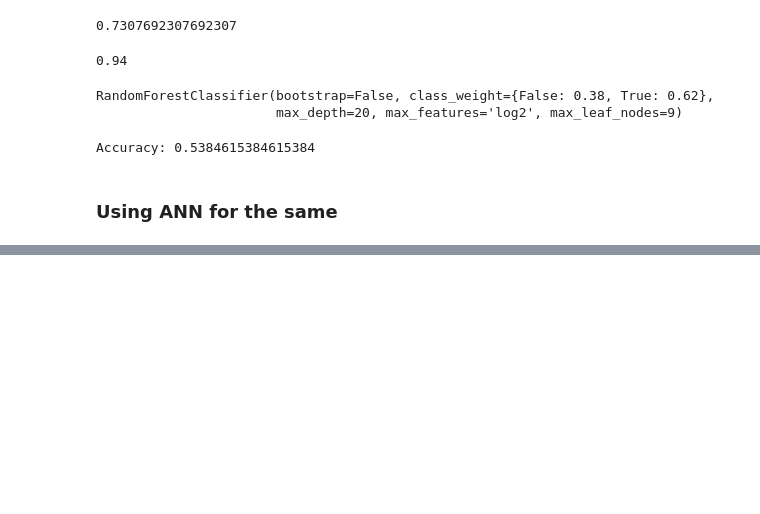
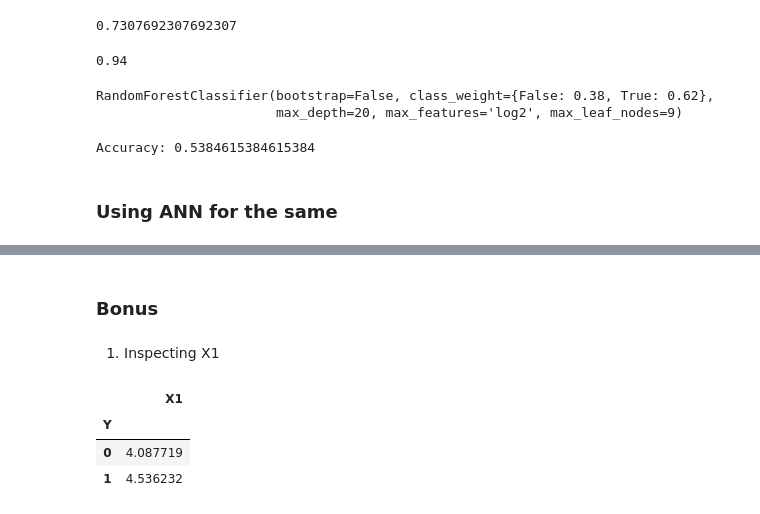
Before and after one commit to Charu21/Customer-Happiness-Detector, a Jupyter notebook: HappyCustomers.ipynb, the cells around one changed output, grey strips where cells are left out. Drawn from its saved outputs; the diff is of its cells as text; code cells hidden in the pictures; blank space fills up the shorter version.

```diff
--- a/HappyCustomers.ipynb
+++ b/HappyCustomers.ipynb
@@ -508,0 +507,12 @@ KeyError: 'test_accuracy'
+# %% [markdown]
+### Bonus
+# %% [markdown]
+1) Inspecting X1
+# %%
+d = customers_df[['X1', 'Y']]
+d.groupby(['Y']).mean()
+# %% [output]
+|  | X1 |
+| Y |  |
+| 0 | 4.087719 |
+| 1 | 4.536232 |
```
Also changed, not shown: parts of 33 cells of this notebook.
